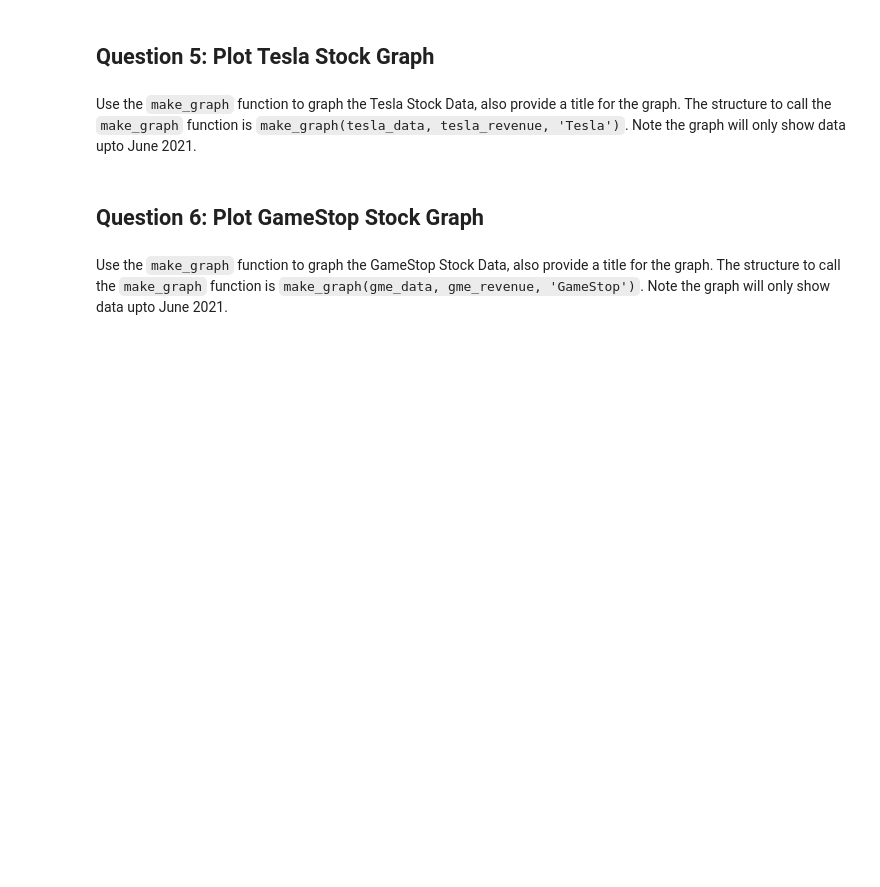
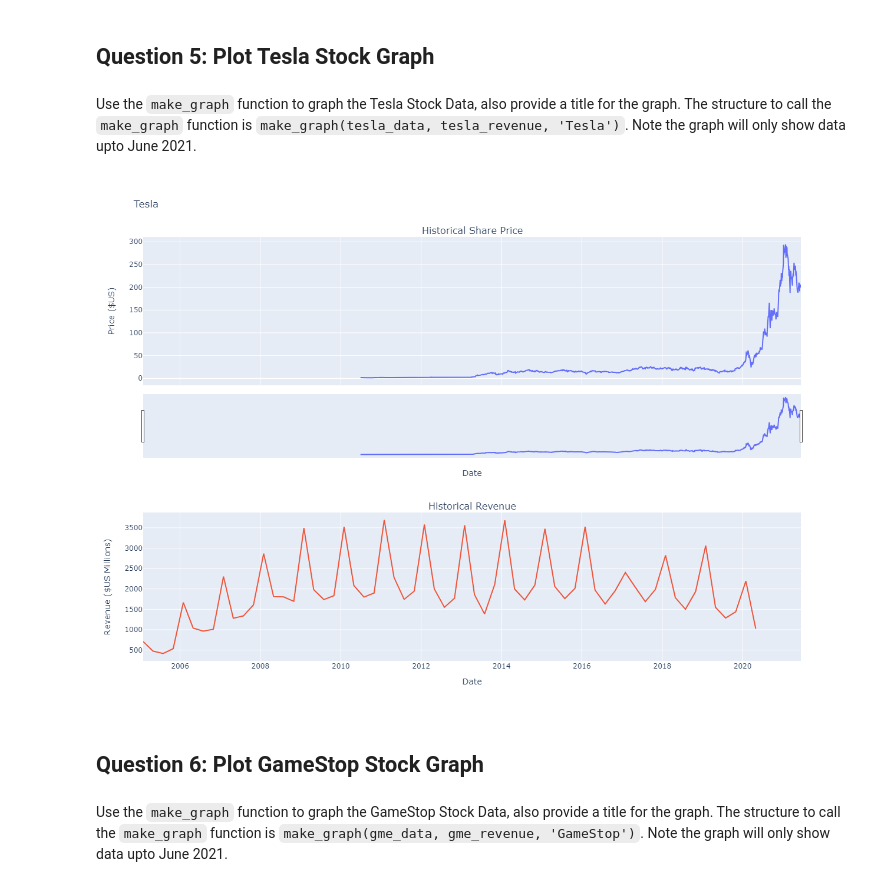
Before and after one commit to Siabav/DataScienceTools., a Jupyter notebook: Final Assignment.ipynb, the cells around one changed output. Drawn from its saved outputs; the diff is of its cells as text; code cells hidden in the pictures; blank space fills up the shorter version.

````diff
--- a/Final Assignment.ipynb
+++ b/Final Assignment.ipynb
@@ -138,5 +127,3 @@ If you want to use the read_html function the table is located at index 1
 ```
 
 </details>
-# %%
-tesla_data = pd.DataFrame(columns=["Date", "Open", "High", "Low", "Close", "Volume"])
@@ -157,2 +130,17 @@ AttributeError: 'NoneType' object has no attribute 'find_all'
+# %%
+#make the df
+tesla_revenue = pd.DataFrame(columns=["Date","Revenue"])
+#populate the df with the data from the right table
+for row in soup.find_all('tbody')[1].find_all("tr"):
+    col = row.find_all("td")
+    date = col[0].text
+    revenue = col[1].text
+    tesla_revenue = tesla_revenue.append({"Date":date, "Revenue":revenue}, ignore_index=True)
+#strip the text from sighns
+tesla_revenue["Revenue"] = tesla_revenue['Revenue'].str.replace(',|\$',"")
+#drom
+tesla_revenue.dropna(inplace=True)
+
+tesla_revenue = tesla_revenue[gme_revenue['Revenue'] != ""]
 # %% [markdown]
 Execute the following line to remove the comma and dollar sign from the `Revenue` column.
@@ -163,3 +147,5 @@ NameError: name 'tesla_revenue' is not defined
+# %%
+tesla_revenue["Revenue"] = tesla_revenue['Revenue'].str.replace(',|\$',"")
 # %% [markdown]
 Execute the following lines to remove an null or empty strings in the Revenue column.
 # %%
@@ -270,22 +245,10 @@ NameError: name 'GameStop_revenue' is not defined
 ## Question 5: Plot Tesla Stock Graph
 # %% [markdown]
 Use the `make_graph` function to graph the Tesla Stock Data, also provide a title for the graph. The structure to call the `make_graph` function is `make_graph(tesla_data, tesla_revenue, 'Tesla')`. Note the graph will only show data upto June 2021.
-# %%
-def make_graph(tesla_data, tesla_revenue, stock):
-    fig = make_subplots(rows=2, cols=1, shared_xaxes=True, subplot_titles=("Historical Share Price", "Historical Revenue"), vertical_spacing = .3)
-    tesla_data_specific = tesla_data[tesla_data.Date <= '2021--06-14']
-    tesla_revenue_specific = tesla_revenue[tesla_revenue.Date <= '2021-04-30']
-    fig.add_trace(go.Scatter(x=pd.to_datetime(tesla_data_specific.Date, infer_datetime_format=True), y=tesla_data_specific.Close.astype("float"), name="Share Price"), row=1, col=1)
-    fig.add_trace(go.Scatter(x=pd.to_datetime(tesla_revenue_specific.Date, infer_datetime_format=True), y=tesla_revenue_specific.Revenue.astype("float"), name="Revenue"), row=2, col=1)
-    fig.update_xaxes(title_text="Date", row=1, col=1)
-    fig.update_xaxes(title_text="Date", row=2, col=1)
-    fig.update_yaxes(title_text="Price ($US)", row=1, col=1)
-    fig.update_yaxes(title_text="Revenue ($US Millions)", row=2, col=1)
-    fig.update_layout(showlegend=False,
-    height=900,
-    title=stock,
-    xaxis_rangeslider_visible=True)
-    fig.show()
+# %%
+make_graph(tesla_data,tesla_revenue,"Tesla")
+# %% [output]
+[figure, added]
 # %% [markdown]
 ## Question 6: Plot GameStop Stock Graph
 # %% [markdown]
````
Also changed, not shown: parts of 19 cells of this notebook.
